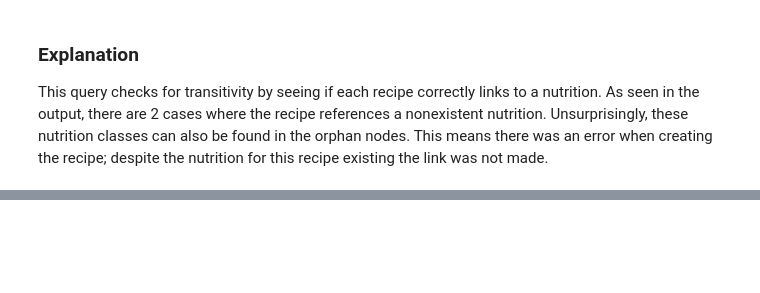
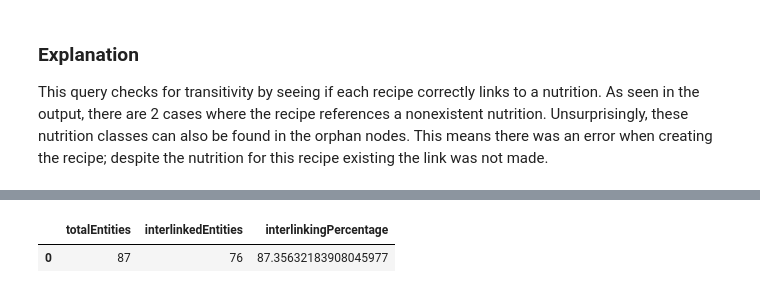
Before and after one commit to DominicVerschoor/Knowledge_Graph_Quality_Assesment, a Jupyter notebook: Assignment2 Template.ipynb, the cells around one changed output, grey strips where cells are left out. Cells and saved outputs as stored; diff of their text form; code cells hidden in the pictures; blank space fills up the shorter version.

```diff
--- a/Assignment2 Template.ipynb
+++ b/Assignment2 Template.ipynb
@@ -248,0 +248,3 @@ This query checks for transitivity by seeing if each recipe correctly links to a
+# %%
+run_query(g, 'queries/Completeness2.rq')
+# %% [output]
@@ -248,0 +252,2 @@ This query checks for transitivity by seeing if each recipe correctly links to a
+|  | totalEntities | interlinkedEntities | interlinkingPercentage |
+| 0 | 87 | 76 | 87.35632183908045977 |
```
Also changed, not shown: parts of 11 cells of this notebook, 3 other files.
